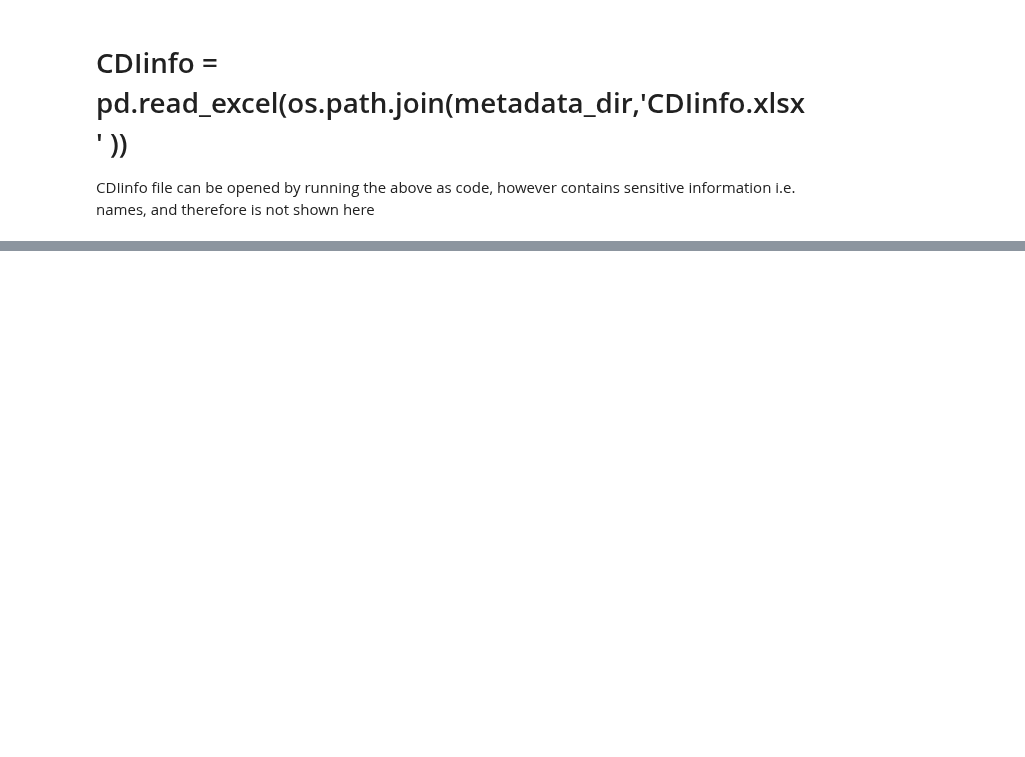
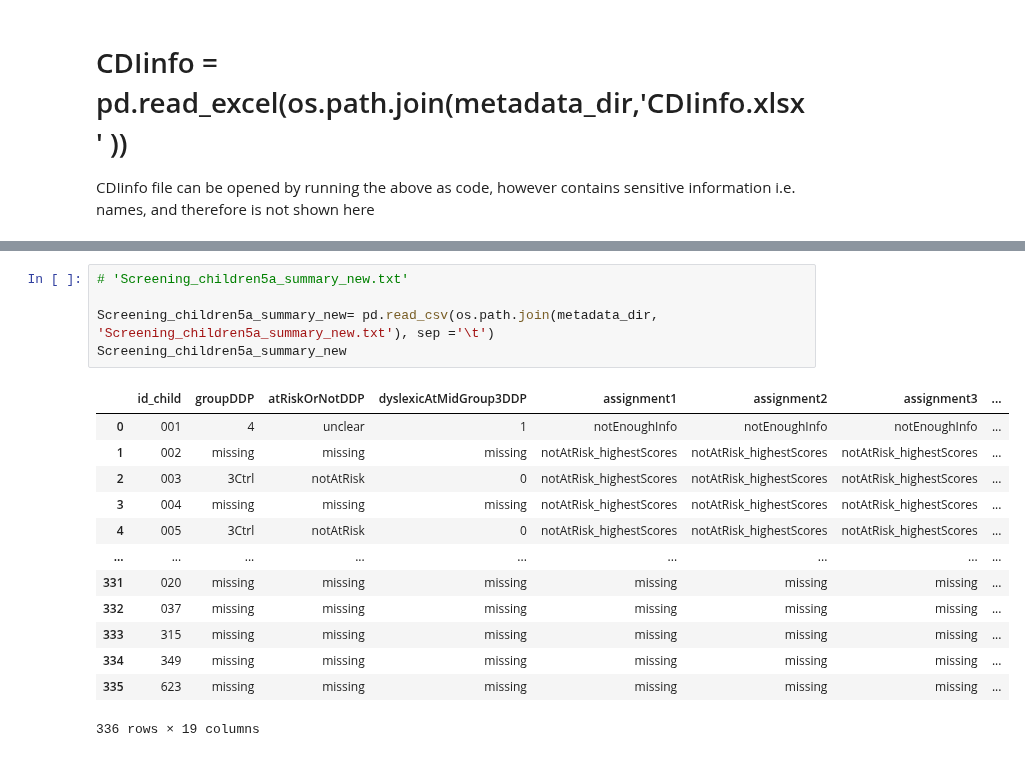
Before and after one commit to eegyolk-ai/eegyolk, a Jupyter notebook: reproducibility_experiments/data_overview.ipynb, the cells around one changed output, grey strips where cells are left out. Saved outputs shown, nothing was run; the diff lists cells and outputs as text; blank space fills up the shorter version.

Commit message:
data read-in

```diff
--- a/reproducibility_experiments/data_overview.ipynb
+++ b/reproducibility_experiments/data_overview.ipynb
@@ -215,0 +271,19 @@ CDIinfo file can be opened by running the above as code, however contains sensit
+# %%
+# 'Screening_children5a_summary_new.txt'
+
+Screening_children5a_summary_new= pd.read_csv(os.path.join(metadata_dir, 'Screening_children5a_summary_new.txt'), sep ='\t')
+Screening_children5a_summary_new
+# %% [output]
+|  | id_child | groupDDP | atRiskOrNotDDP | dyslexicAtMidGroup3DDP | assignment1 | assignment2 | assignment3 | ... |
+| 0 | 001 | 4 | unclear | 1 | notEnoughInfo | notEnoughInfo | notEnoughInfo | ... |
+| 1 | 002 | missing | missing | missing | notAtRisk_highestScores | notAtRisk_highestScores | notAtRisk_highestScores | ... |
+| 2 | 003 | 3Ctrl | notAtRisk | 0 | notAtRisk_highestScores | notAtRisk_highestScores | notAtRisk_highestScores | ... |
+| 3 | 004 | missing | missing | missing | notAtRisk_highestScores | notAtRisk_highestScores | notAtRisk_highestScores | ... |
+| 4 | 005 | 3Ctrl | notAtRisk | 0 | notAtRisk_highestScores | notAtRisk_highestScores | notAtRisk_highestScores | ... |
+| ... | ... | ... | ... | ... | ... | ... | ... | ... |
+| 331 | 020 | missing | missing | missing | missing | missing | missing | ... |
+| 332 | 037 | missing | missing | missing | missing | missing | missing | ... |
+| 333 | 315 | missing | missing | missing | missing | missing | missing | ... |
+| 334 | 349 | missing | missing | missing | missing | missing | missing | ... |
+| 335 | 623 | missing | missing | missing | missing | missing | missing | ... |
+336 rows × 19 columns
```
Also changed, not shown: parts of 10 cells of this notebook.
